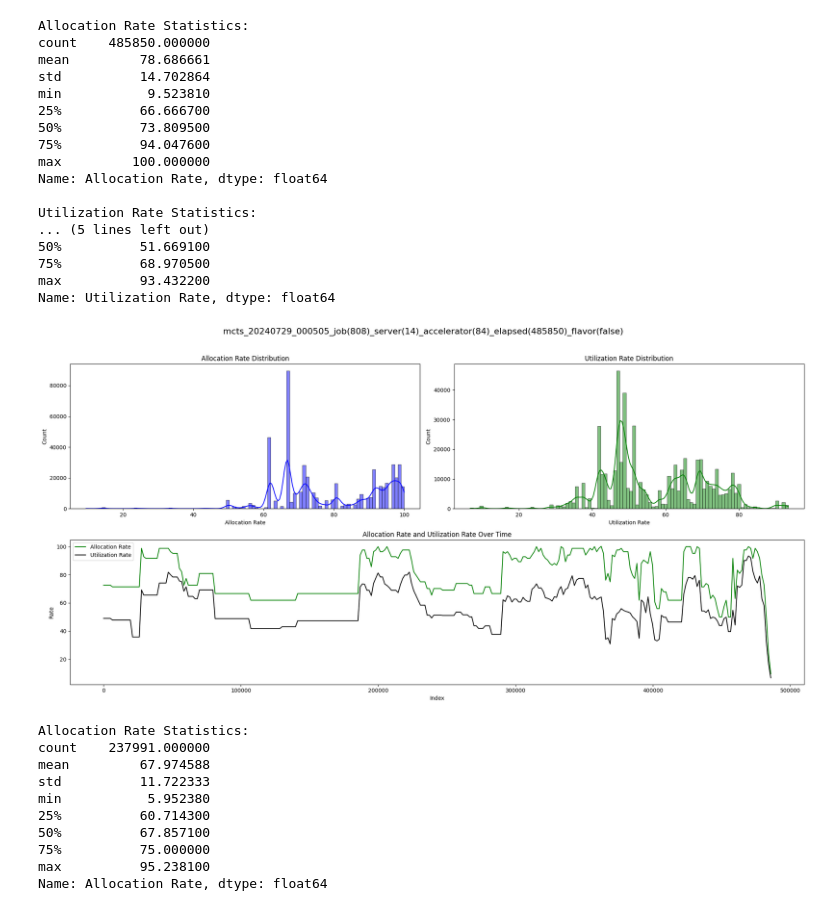
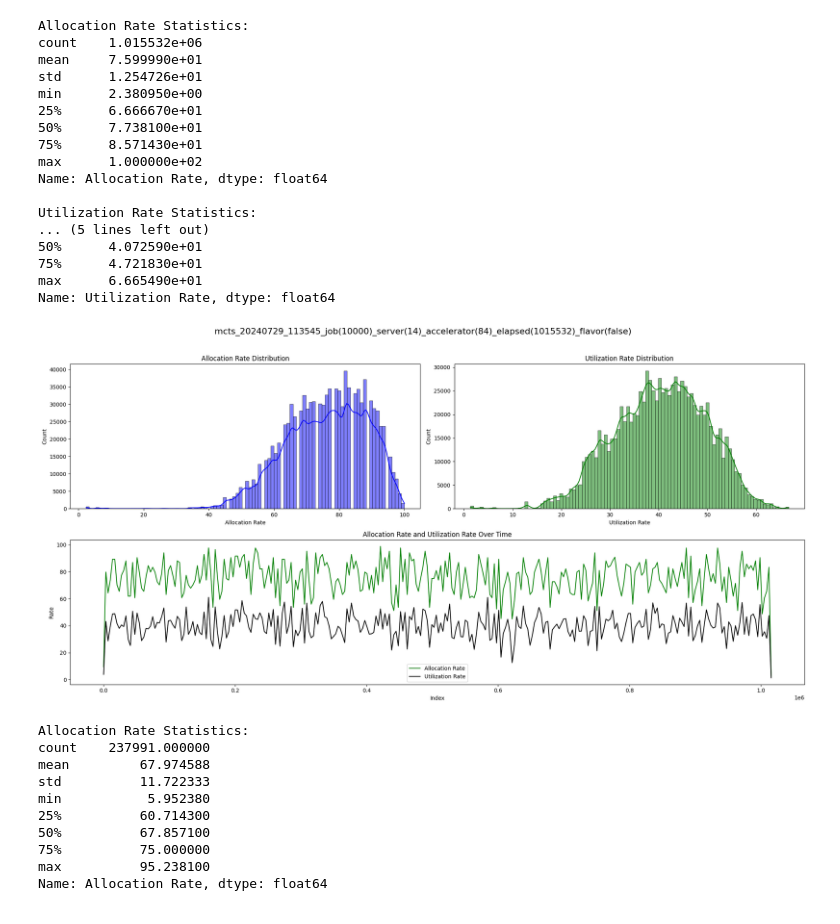
Before and after one commit to mystous/gpu_scheduler, a Jupyter notebook: gen_data/result_analysis.ipynb, the cells around one changed output. Cells and saved outputs as stored; diff of their text form; code cells hidden in the pictures.

```diff
--- a/gen_data/result_analysis.ipynb
+++ b/gen_data/result_analysis.ipynb
@@ -96,24 +96,24 @@ Name: Utilization Rate, dtype: float64
 # %%
-plot_and_show_statistics_("mcts_20240729_000505_job(808)_server(14)_accelerator(84)_elapsed(485850)_flavor(false).result", 100)
+plot_and_show_statistics_("mcts_20240729_113545_job(10000)_server(14)_accelerator(84)_elapsed(1015532)_flavor(false).result", 100)
 # %% [output]
 Allocation Rate Statistics:
-count    485850.000000
-mean         78.686661
-std          14.702864
-min           9.523810
-25%          66.666700
-50%          73.809500
-75%          94.047600
-max         100.000000
+count    1.015532e+06
+mean     7.599990e+01
+std      1.254726e+01
+min      2.380950e+00
+25%      6.666670e+01
+50%      7.738100e+01
+75%      8.571430e+01
+max      1.000000e+02
 Name: Allocation Rate, dtype: float64
 
 Utilization Rate Statistics:
 ... (5 lines left out)
-50%          51.669100
-75%          68.970500
-max          93.432200
+50%      4.072590e+01
+75%      4.721830e+01
+max      6.665490e+01
 Name: Utilization Rate, dtype: float64
-[figure, old version]
+[figure, new version]
 # %%
 plot_and_show_statistics_("compact_20240613_003818_job(1000)_server(14)_accelerator(84)_elapsed(237991)_flavor(false).result", 100)
 # %% [output]
```
Also changed, not shown: parts of 1 cell of this notebook, 8 other files.
